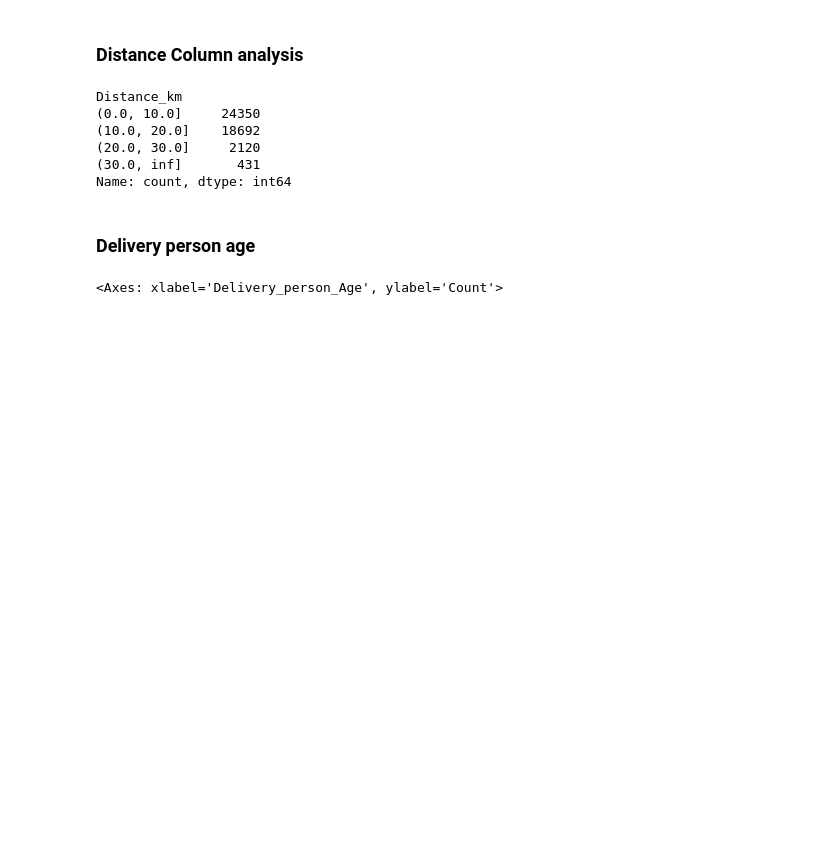
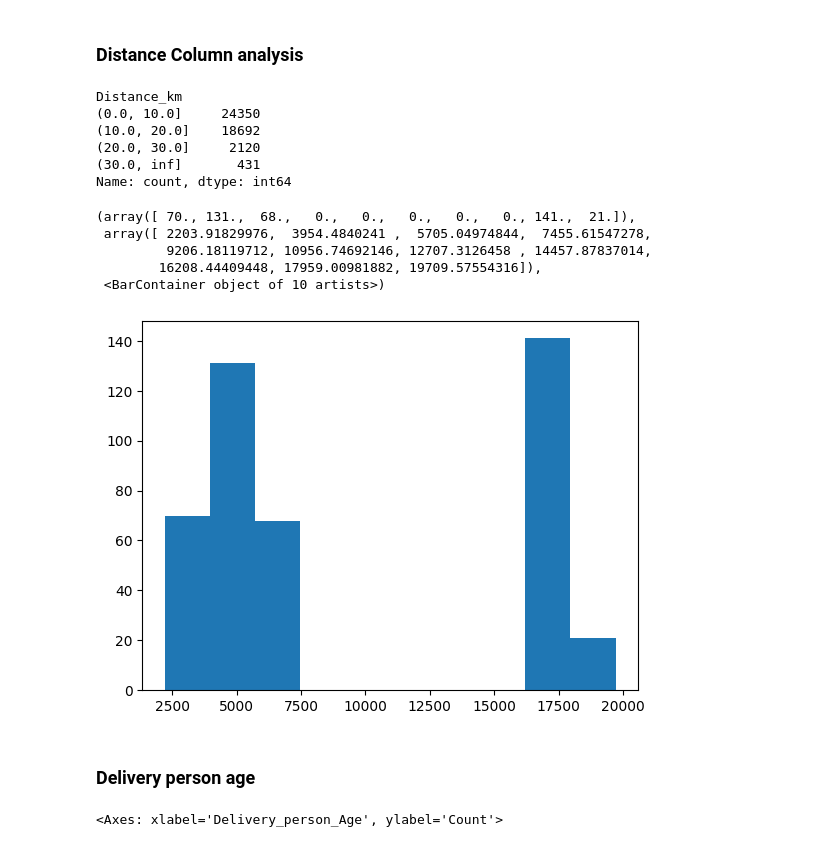
Before and after one commit to DhruvBhatt726/BITS-AI-ML, a Jupyter notebook: Assignment_MLP/src/MLP_Model_from_scratch.ipynb, the cells around one changed output. Saved outputs shown, nothing was run; the diff lists cells and outputs as text; code cells hidden in the pictures; blank space fills up the shorter version.

```diff
--- a/Assignment_MLP/src/MLP_Model_from_scratch.ipynb
+++ b/Assignment_MLP/src/MLP_Model_from_scratch.ipynb
@@ -32,7 +34,7 @@ Primary Evaluation metric: MAE
 - Gives absolute error in minutes
 - Less sensitive to outlier
 # %%
-df = pd.read_csv('archive/DeliveryTimeTaken.csv')
+df = pd.read_csv('/Users/dhruvbhatt/Desktop/Personal Projects/AI/BITS-AI-ML/Assignment_MLP/Data/DeliveryTimeTaken.csv')
 # %% [markdown]
 # Exploratory Data Analysis
 # %%
@@ -106,7 +108,14 @@ Distance_km
 (30.0, inf]       431
 Name: count, dtype: int64
 # %%
-px.histogram(df[df['Distance_km']>30]['Distance_km'])
+plt.hist(df[df['Distance_km']>30]['Distance_km'])
+# %% [output]
+(array([ 70., 131.,  68.,   0.,   0.,   0.,   0.,   0., 141.,  21.]),
+ array([ 2203.91829976,  3954.4840241 ,  5705.04974844,  7455.61547278,
+         9206.18119712, 10956.74692146, 12707.3126458 , 14457.87837014,
+        16208.44409448, 17959.00981882, 19709.57554316]),
+ <BarContainer object of 10 artists>)
+[figure, added]
 # %%
 # Records with distance>30km contain records with location data issue, removing these records
 df = df[df['Distance_km']<30].copy()
```
Also changed, not shown: parts of 5 cells of this notebook, 1 other file.
